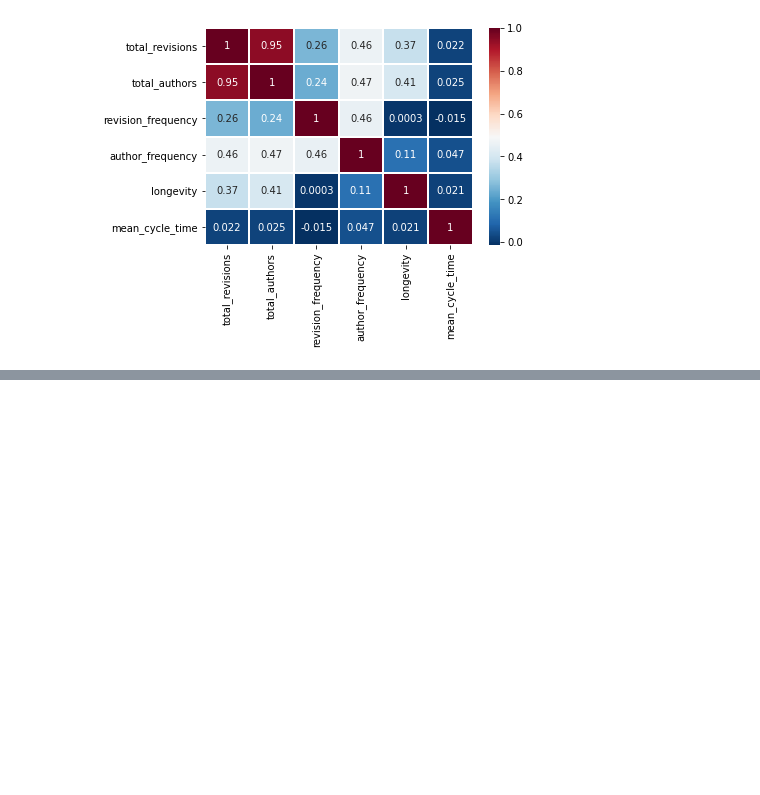
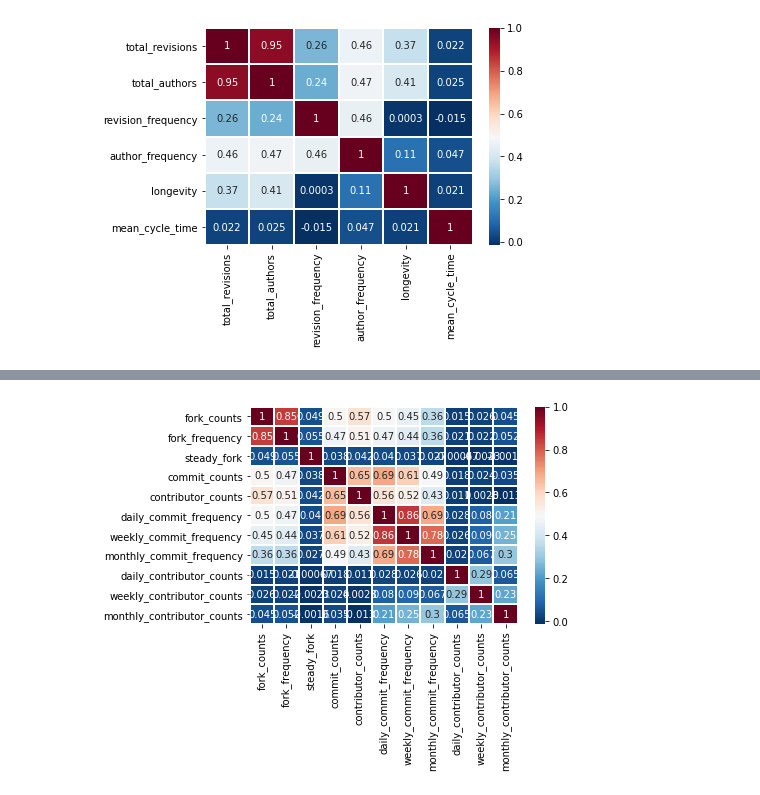
Before and after one commit to nghiahhnguyen/SWHGD, a Jupyter notebook: Calculate metrics.ipynb, the cells around one changed output, grey strips where cells are left out. Drawn from its saved outputs; the diff is of its cells as text; code cells hidden in the pictures; blank space fills up the shorter version.

```diff
--- a/Calculate metrics.ipynb
+++ b/Calculate metrics.ipynb
@@ -231,0 +216,3 @@ mean_cycle_time             0.046556   0.020576         1.000000
+# %%
+df = pd.read_csv('/home/sv/fork_health_risk.csv')
+df.corr(method ='pearson')
@@ -231,0 +232,12 @@ mean_cycle_time             0.046556   0.020576         1.000000
+# %%
+pearsonCorr= df.corr(method ='kendall')
+sbplot = sb.heatmap(pearsonCorr,
+            xticklabels=pearsonCorr.columns,
+            yticklabels=pearsonCorr.columns,
+            cmap='RdBu_r',
+            annot=True,
+            linewidth=1)
+
+sbplot.get_figure().savefig("corr.png")
+# %% [output]
+[figure, added]
```
Also changed, not shown: parts of 3 cells of this notebook, 12 other files.
